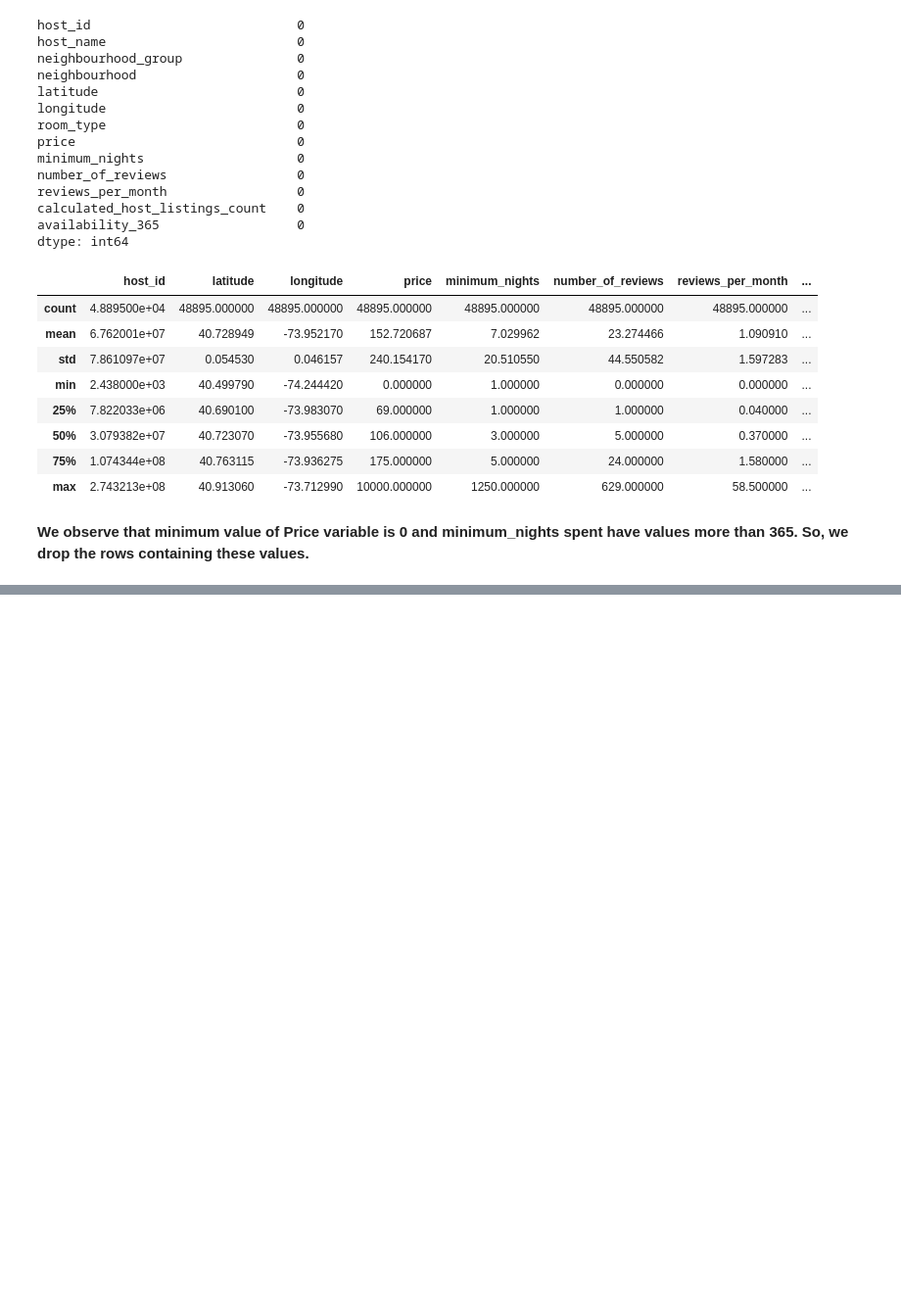
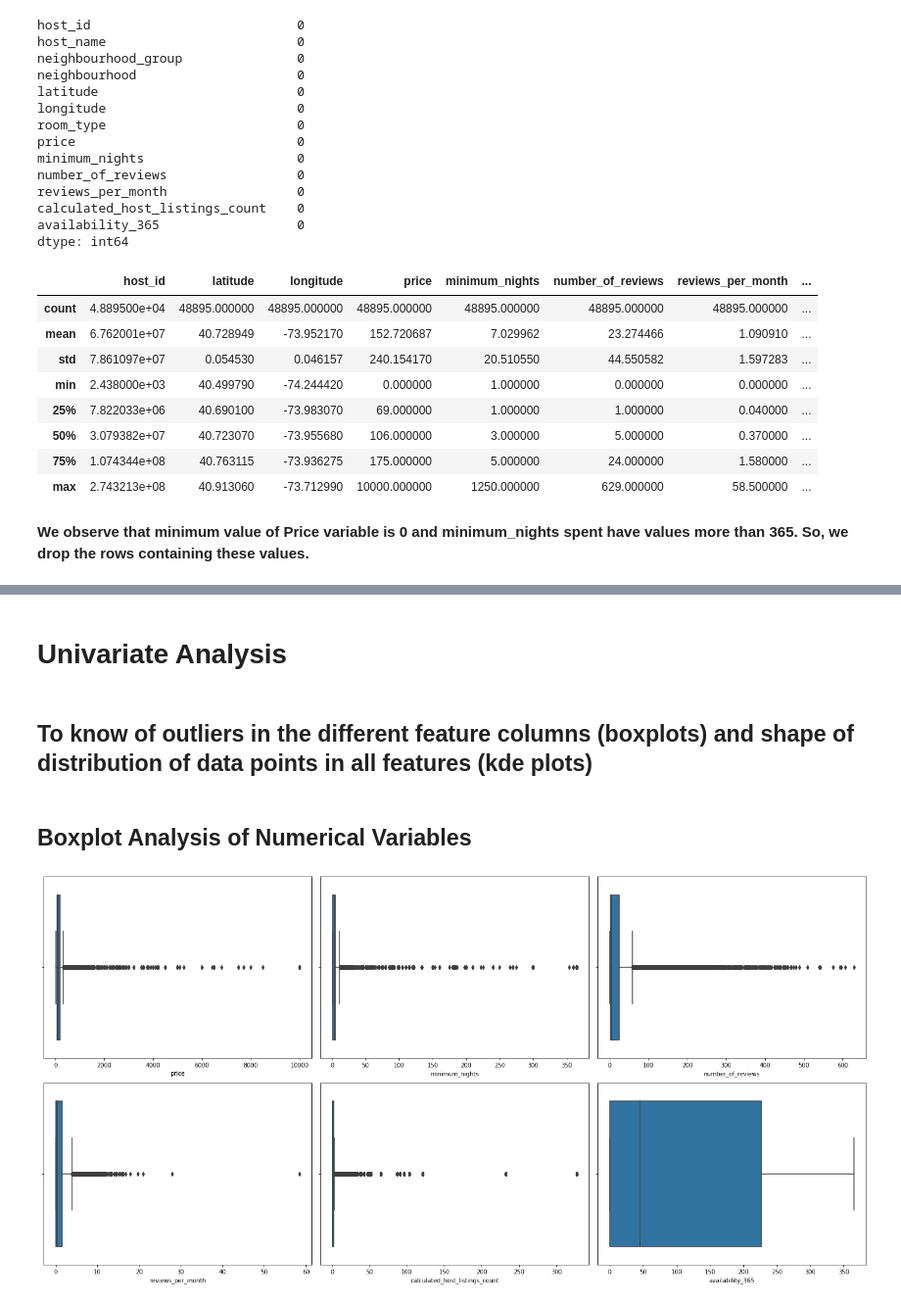
Before and after one commit to AshutoshKumarDubey/EDA_Capstone_Project_Airbnb, a Jupyter notebook: EDA_Airbnb_Bookings_Analysis_By_Ashutosh_Kumar_Dubey.ipynb, the cells around one changed output, grey strips where cells are left out. Shown at 98% size. Cells and saved outputs as stored; diff of their text form; code cells hidden in the pictures; blank space fills up the shorter version.

```diff
--- a/EDA_Airbnb_Bookings_Analysis_By_Ashutosh_Kumar_Dubey.ipynb
+++ b/EDA_Airbnb_Bookings_Analysis_By_Ashutosh_Kumar_Dubey.ipynb
@@ -162,0 +215,22 @@ df.describe()
+# %% [markdown]
+# **Univariate Analysis**
+# %% [markdown]
+## **To know of outliers in the different feature columns (boxplots) and shape of distribution of data points in all features (kde plots)**
+# %% [markdown]
+## **Boxplot Analysis of Numerical Variables**
+# %%
+#Creating a boxplot for numerical features using for loop.
+cols = 3
+rows = 2
+num_cols = df.select_dtypes(exclude=['object']).columns
+fig = plt.figure(figsize= (20,10))
+for i, col in enumerate(num_cols):
+
+    ax=fig.add_subplot( rows, cols, i+1)
+
+    sns.boxplot(x=df[col], ax=ax)
+
+fig.tight_layout()
+plt.show()
+# %% [output]
+[figure, added]
```
Also changed, not shown: parts of 11 cells of this notebook.
